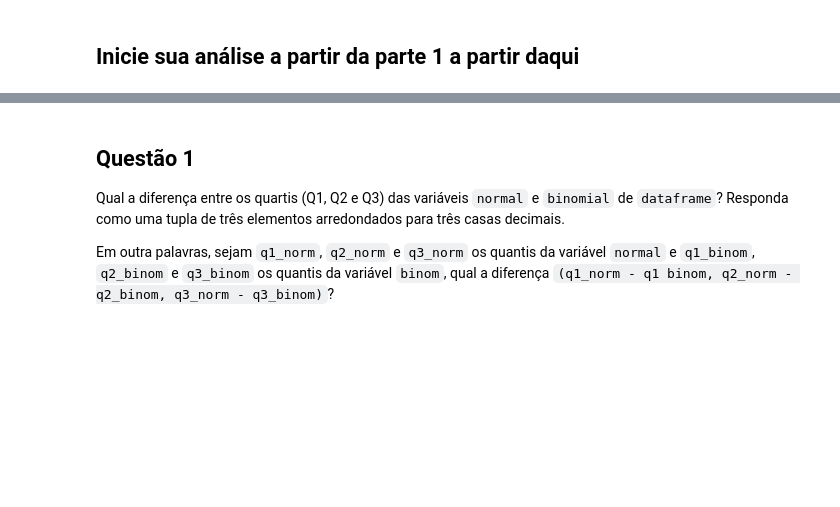
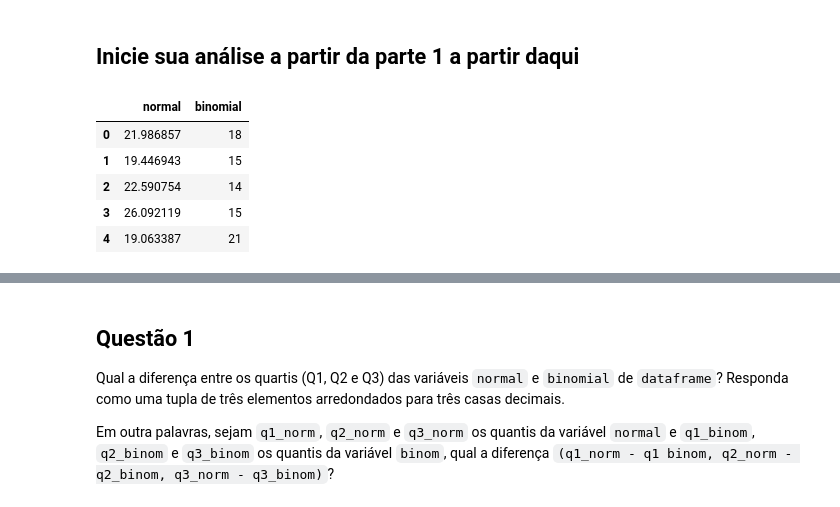
Before and after one commit to rodrigo-segui/AceleradevDataScience, a Jupyter notebook: Desafio2/main.ipynb, the cells around one changed output, grey strips where cells are left out. Drawn from its saved outputs; the diff is of its cells as text; code cells hidden in the pictures; blank space fills up the shorter version.

```diff
--- a/Desafio2/main.ipynb
+++ b/Desafio2/main.ipynb
@@ -42,0 +41,9 @@ dataframe = pd.DataFrame({"normal": sct.norm.rvs(20, 4, size=10000),
+# %%
+dataframe.head(5)
+# %% [output]
+|  | normal | binomial |
+| 0 | 21.986857 | 18 |
+| 1 | 19.446943 | 15 |
+| 2 | 22.590754 | 14 |
+| 3 | 26.092119 | 15 |
+| 4 | 19.063387 | 21 |
```
Also changed, not shown: parts of 11 cells of this notebook, 1 other file.
